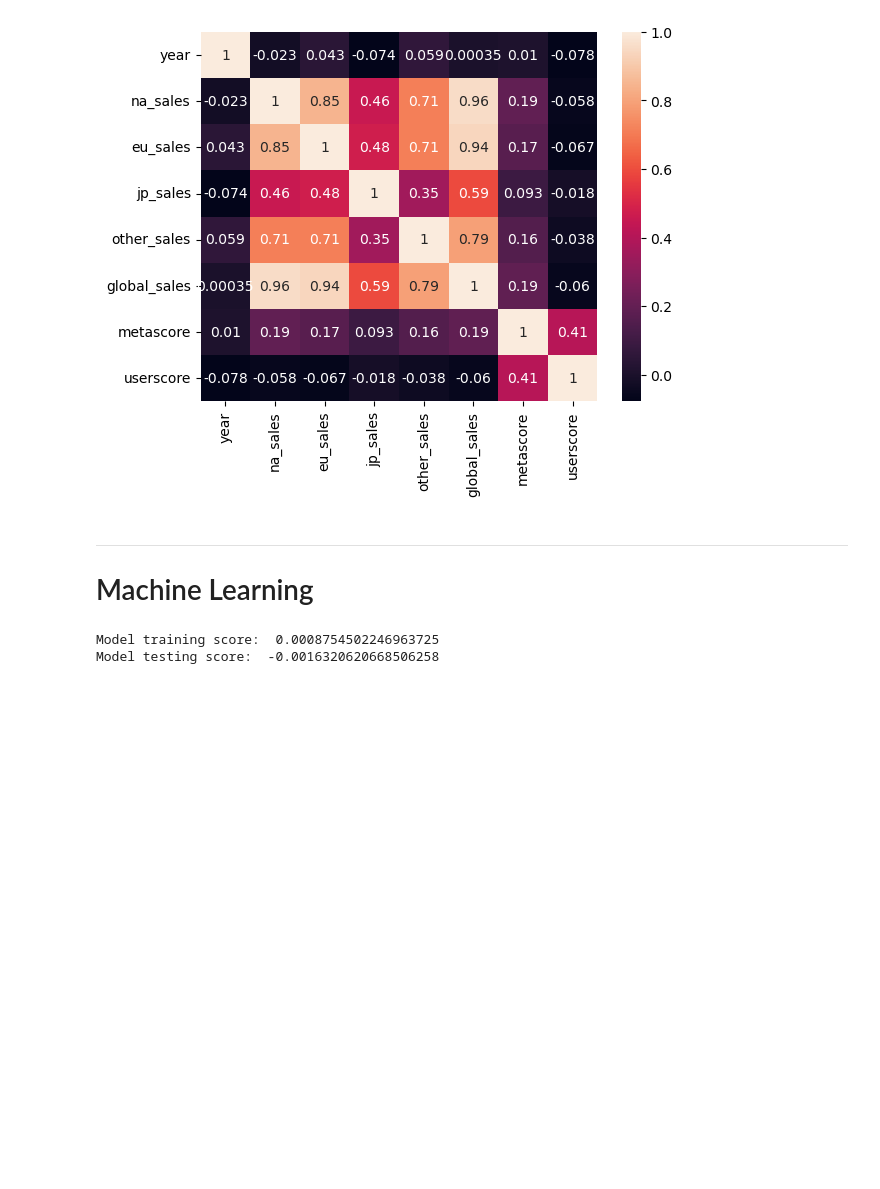
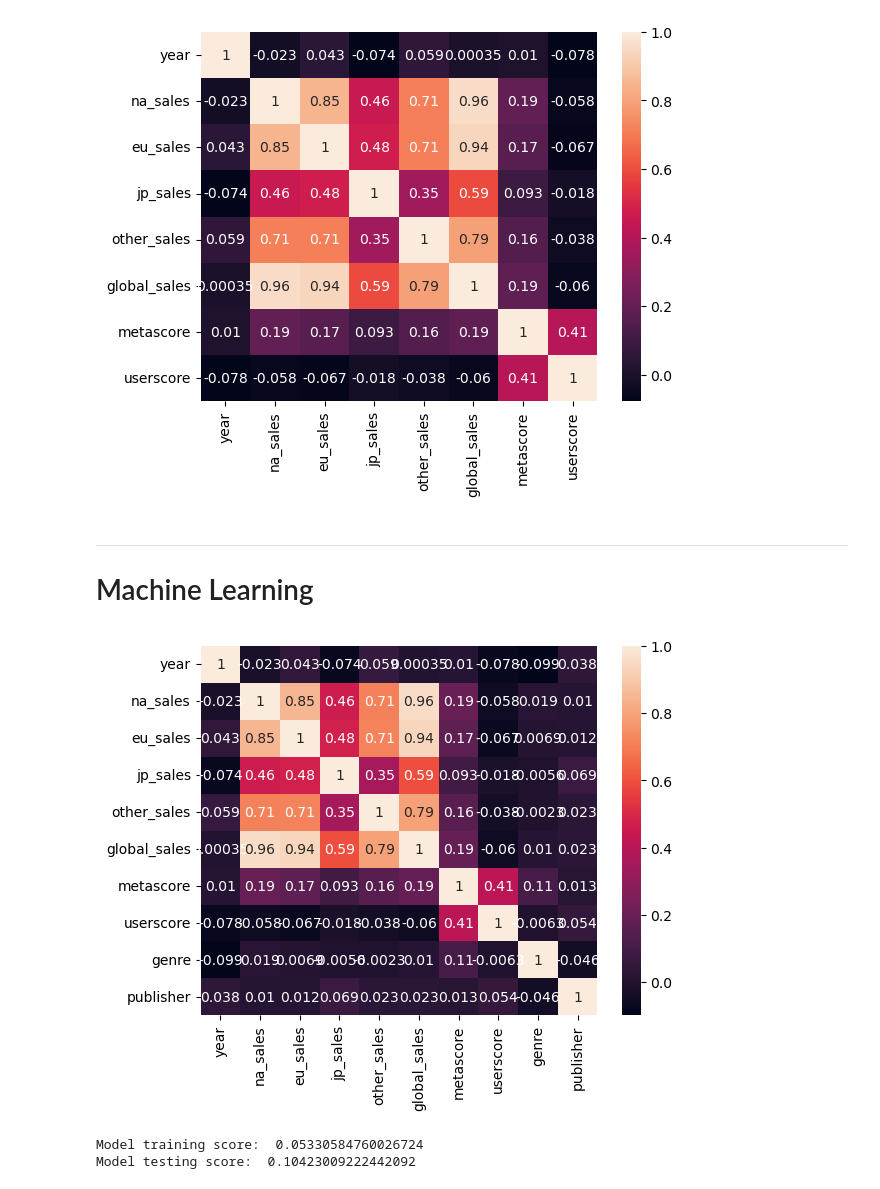
Before and after one commit to vinnyh125/game-sales, a Jupyter notebook: game-sales.ipynb, the cells around one changed output. Drawn from its saved outputs; the diff is of its cells as text; code cells hidden in the pictures; blank space fills up the shorter version.

```diff
--- a/game-sales.ipynb
+++ b/game-sales.ipynb
@@ -196,34 +196,37 @@ plt.show()
 # %%
 from sklearn.linear_model import LinearRegression
 from sklearn.metrics import accuracy_score
 from sklearn.preprocessing import LabelEncoder
 
 le = LabelEncoder() # creating label encoder instance
 
 genreLabel = le.fit_transform(df['genre']) # .fit_transform function fits labels
 
 df.drop('genre',axis=1,inplace=True) # dropping the categorical data
 df['genre'] = genreLabel # setting the categorical data values into numerical data values
 
 publisherLabel = le.fit_transform(df['publisher']) # doing same thing with publishers
 
 df.drop('publisher',axis=1,inplace=True)
 df['publisher'] = publisherLabel
 
-
-
-feature = df[['genre','publisher']] # setting features to be genre and publisher because idk how to deal with metacritic score and userscore (can't just set to 0)
-target = df['global_sales']
-
-feature_train,feature_test,target_train,target_test = train_test_split(feature,target,test_size = 0.2,random_state = 42)
-
-model = LinearRegression()
-
-model.fit(feature_train,target_train)
-prediction = model.predict(feature_test)
-
-print('Model training score: ', model.score(feature_train, target_train))
-print('Model testing score: ', model.score(feature_test, target_test))
+sns.heatmap(df.corr(), annot =True )
+plt.show()
 # %% [output]
-Model training score:  0.0008754502246963725
-Model testing score:  -0.0016320620668506258
+[figure, added]
+# %%
+feature = df[['genre','publisher','metascore','userscore']] # setting features to be genre and publisher because idk how to deal with metacritic score and userscore (can't just set to 0)
+target = df['global_sales']
+
+feature_train,feature_test,target_train,target_test = train_test_split(feature,target,test_size = 0.2,random_state = 42)
+
+model = LinearRegression()
+
+model.fit(feature_train,target_train)
+prediction = model.predict(feature_test)
+
+print('Model training score: ', model.score(feature_train, target_train))
+print('Model testing score: ', model.score(feature_test, target_test))
+# %% [output]
+Model training score:  0.05330584760026724
+Model testing score:  0.10423009222442092
```
Also changed, not shown: parts of 4 cells of this notebook.
